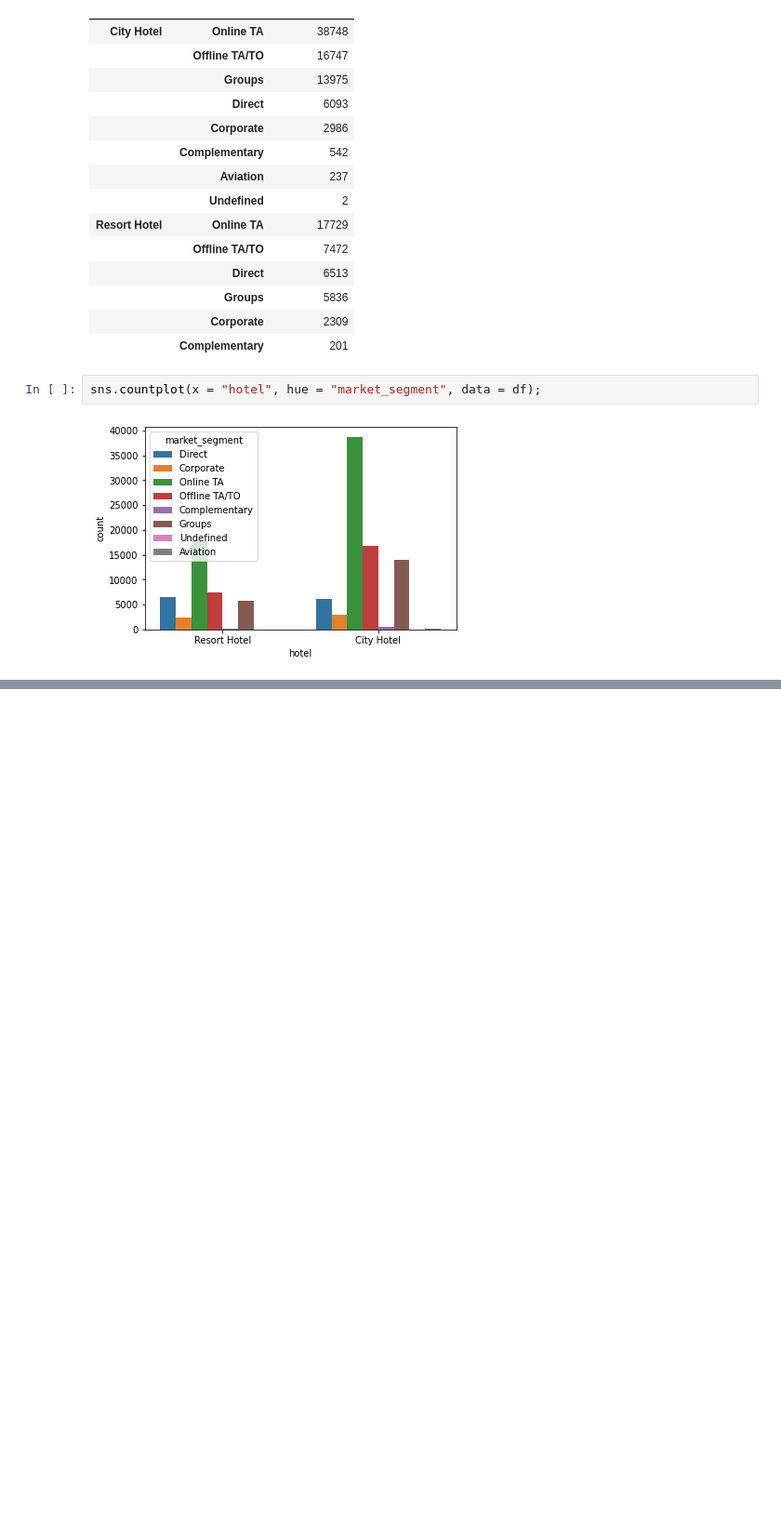
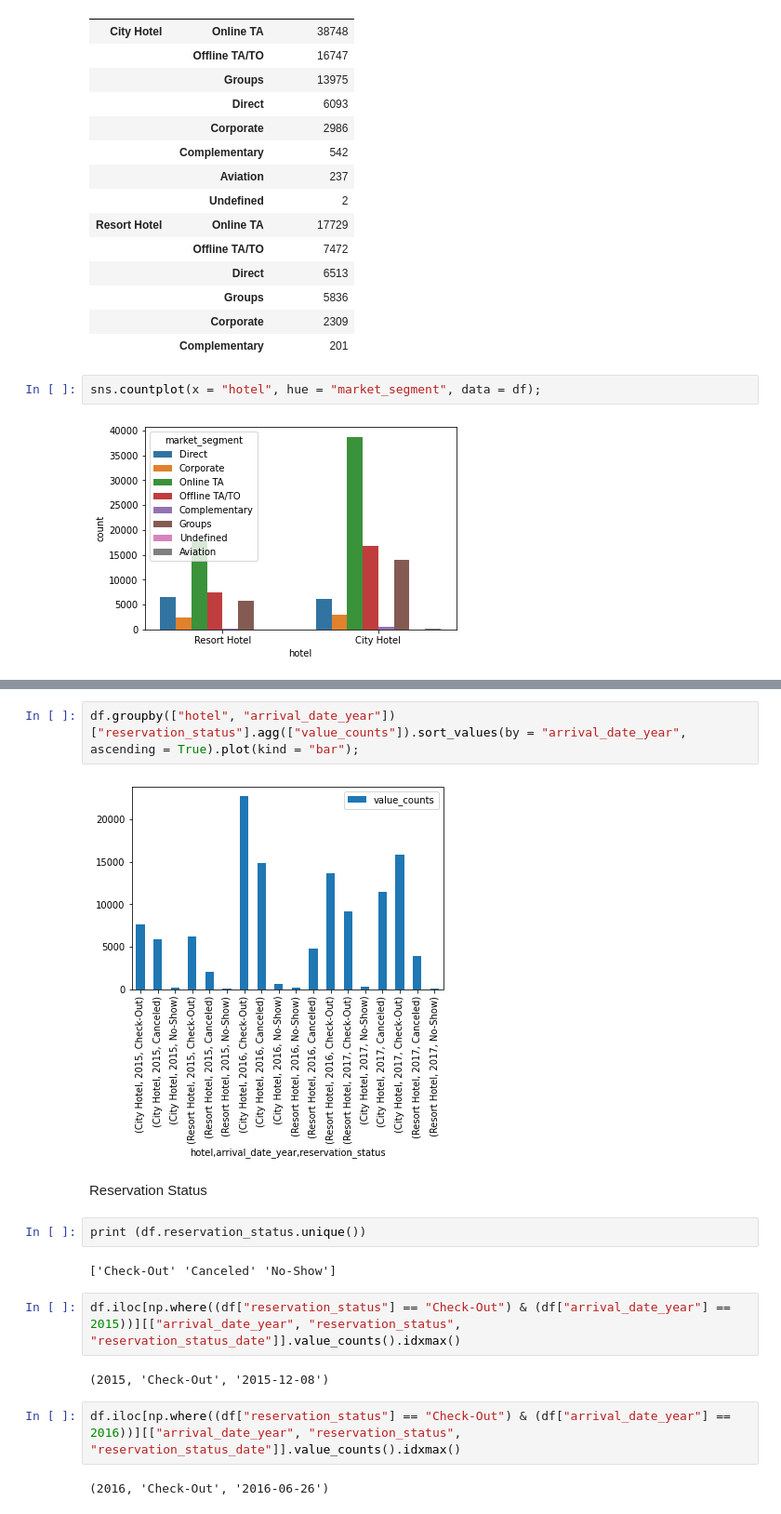
Before and after one commit to surbhikumari8431/Hotel-Booking, a Jupyter notebook: Copy_of_Hotel_Booking_Analysis_Capstone_Project.ipynb, the cells around one changed output, grey strips where cells are left out. Shown at 93% size. Saved outputs shown, nothing was run; the diff lists cells and outputs as text; blank space fills up the shorter version.

```diff
--- a/Copy_of_Hotel_Booking_Analysis_Capstone_Project.ipynb
+++ b/Copy_of_Hotel_Booking_Analysis_Capstone_Project.ipynb
@@ -609,0 +685,18 @@ sns.countplot(x = "hotel", hue = "market_segment", data = df);
+# %%
+df.groupby(["hotel", "arrival_date_year"])["reservation_status"].agg(["value_counts"]).sort_values(by = "arrival_date_year", ascending = True).plot(kind = "bar");
+# %% [output]
+[figure, added]
+# %% [markdown]
+Reservation Status
+# %%
+print (df.reservation_status.unique())
+# %% [output]
+['Check-Out' 'Canceled' 'No-Show']
+# %%
+df.iloc[np.where((df["reservation_status"] == "Check-Out") & (df["arrival_date_year"] == 2015))][["arrival_date_year", "reservation_status", "reservation_status_date"]].value_counts().idxmax()
+# %% [output]
+(2015, 'Check-Out', '2015-12-08')
+# %%
+df.iloc[np.where((df["reservation_status"] == "Check-Out") & (df["arrival_date_year"] == 2016))][["arrival_date_year", "reservation_status", "reservation_status_date"]].value_counts().idxmax()
+# %% [output]
+(2016, 'Check-Out', '2016-06-26')
```
Also changed, not shown: parts of 15 cells of this notebook.
